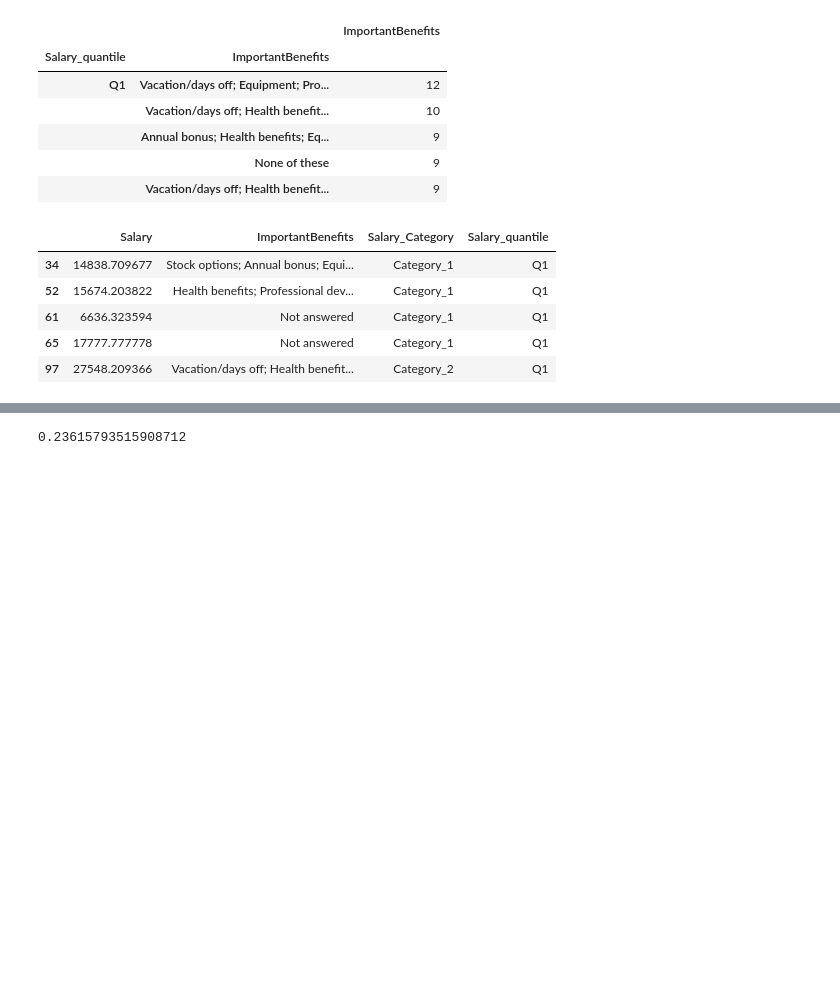
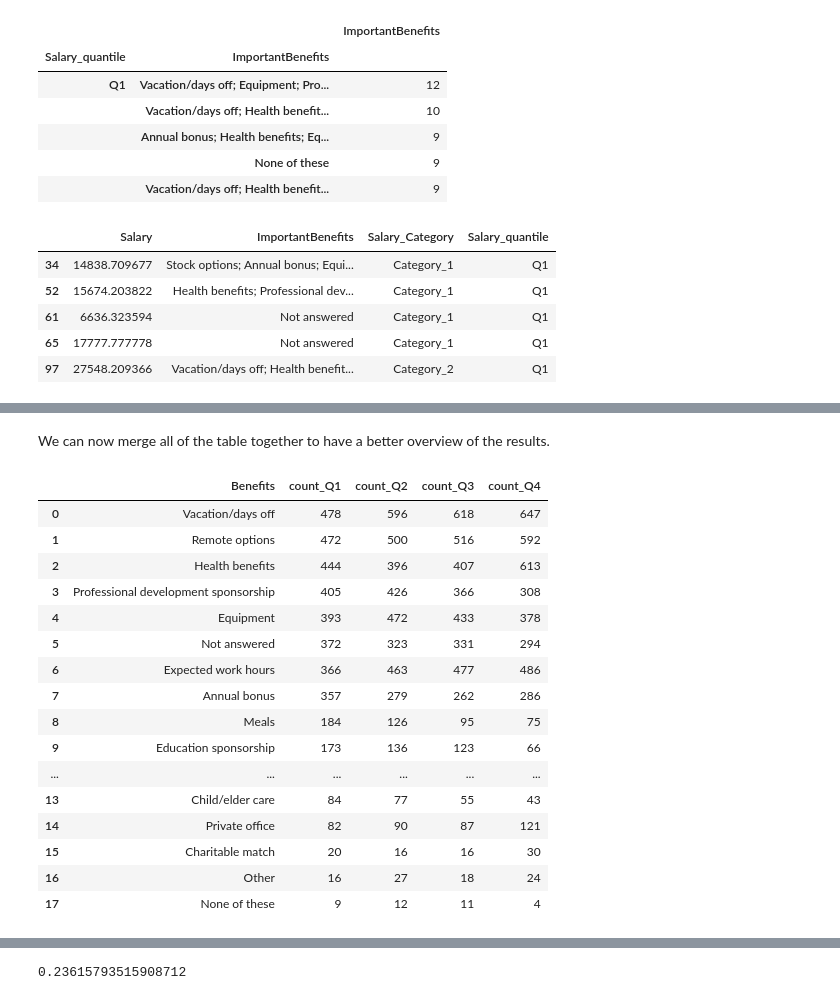
Before and after one commit to nanodegree76/Project-1, a Jupyter notebook: Project 1 - Blog Post.ipynb, the cells around one changed output, grey strips where cells are left out. Drawn from its saved outputs; the diff is of its cells as text; code cells hidden in the pictures; blank space fills up the shorter version.

```diff
--- a/Project 1 - Blog Post.ipynb
+++ b/Project 1 - Blog Post.ipynb
@@ -487,0 +562,26 @@ q4_count
+# %% [markdown]
+We can now merge all of the table together to have a better overview of the results.
+# %%
+Merge_1 = q1_count.merge(q2_count,on='Benefits', suffixes=("_Q1", "_Q2"))
+Merge_2 = Merge_1.merge(q3_count,on='Benefits', suffixes=("_Q2", "_Q3"))
+Merge_3 = Merge_2.merge(q4_count,on='Benefits', suffixes=("_Q3", "_Q4"))
+
+Merge_3
+# %% [output]
+|  | Benefits | count_Q1 | count_Q2 | count_Q3 | count_Q4 |
+| 0 | Vacation/days off | 478 | 596 | 618 | 647 |
+| 1 | Remote options | 472 | 500 | 516 | 592 |
+| 2 | Health benefits | 444 | 396 | 407 | 613 |
+| 3 | Professional development sponsorship | 405 | 426 | 366 | 308 |
+| 4 | Equipment | 393 | 472 | 433 | 378 |
+| 5 | Not answered | 372 | 323 | 331 | 294 |
+| 6 | Expected work hours | 366 | 463 | 477 | 486 |
+| 7 | Annual bonus | 357 | 279 | 262 | 286 |
+| 8 | Meals | 184 | 126 | 95 | 75 |
+| 9 | Education sponsorship | 173 | 136 | 123 | 66 |
+| ... | ... | ... | ... | ... | ... |
+| 13 | Child/elder care | 84 | 77 | 55 | 43 |
+| 14 | Private office | 82 | 90 | 87 | 121 |
+| 15 | Charitable match | 20 | 16 | 16 | 30 |
+| 16 | Other | 16 | 27 | 18 | 24 |
+| 17 | None of these | 9 | 12 | 11 | 4 |
```
Also changed, not shown: parts of 91 cells of this notebook.
